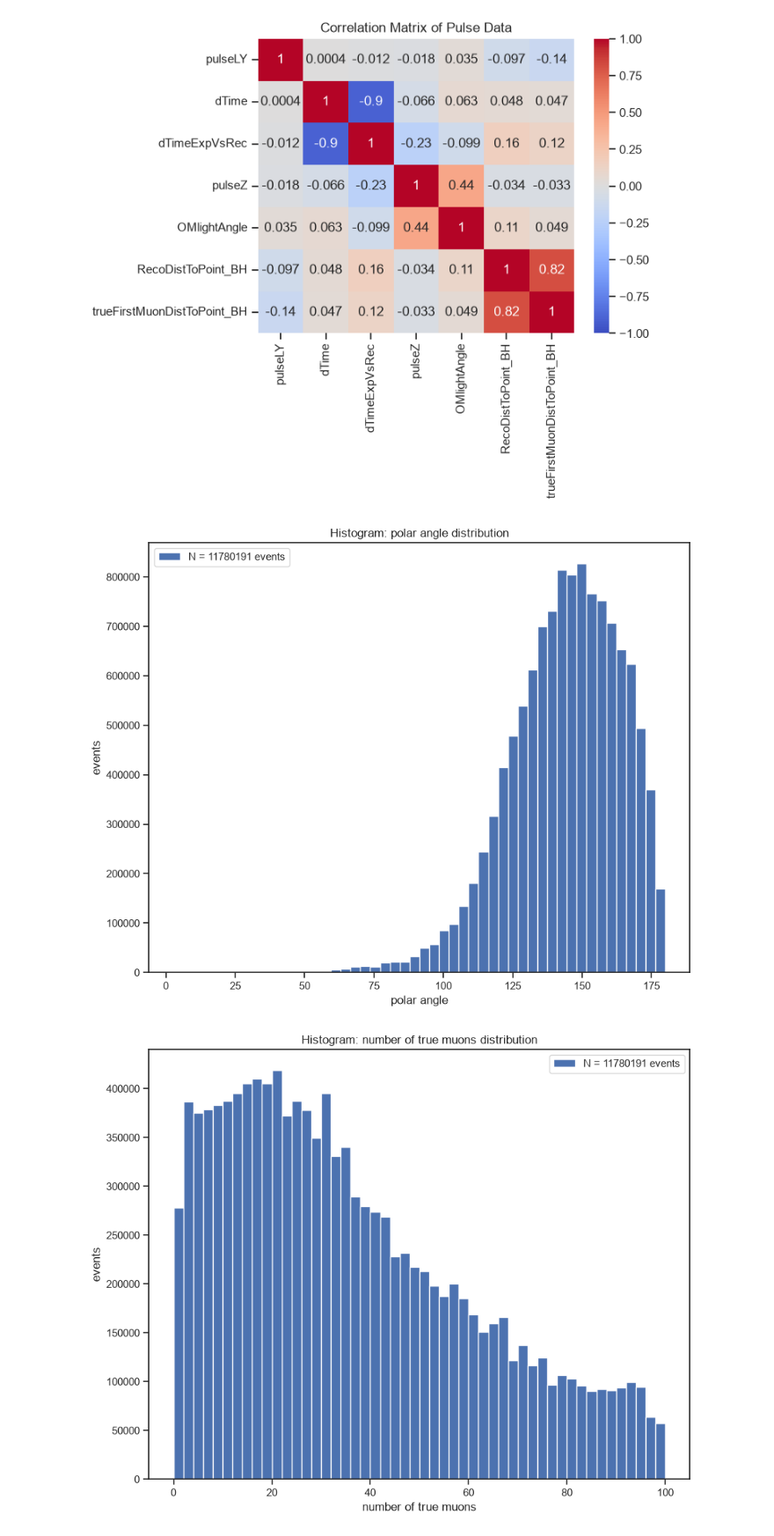
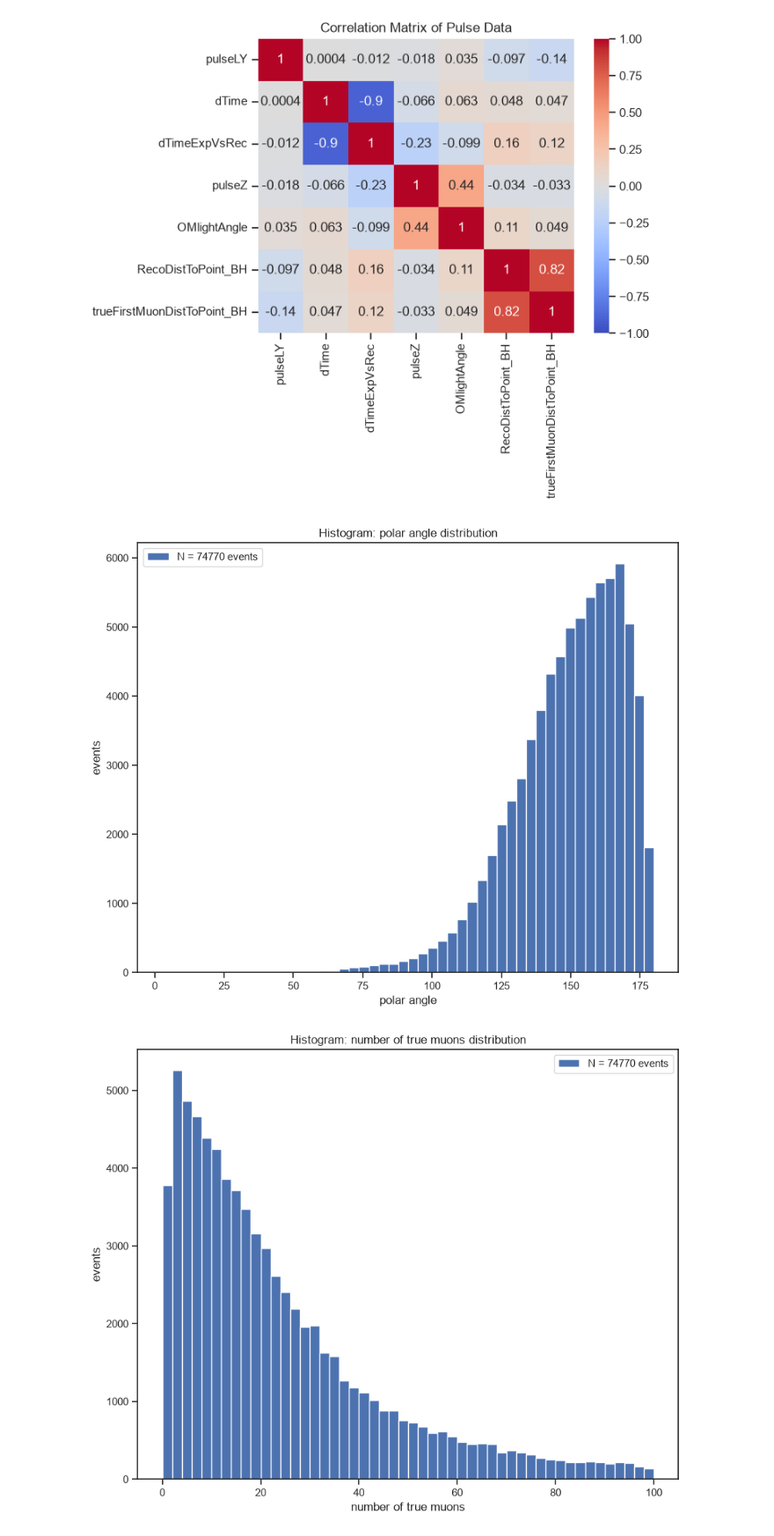
Before and after one commit to alsed160201/baikal_dist_calibr, a Jupyter notebook: notebooks/data_research.ipynb, the cells around one changed output. Shown at 88% size. Saved outputs shown, nothing was run; the diff lists cells and outputs as text; code cells hidden in the pictures.

Commit message:
cosmetic and new plots in data-research notebook

```diff
--- a/notebooks/data_research.ipynb
+++ b/notebooks/data_research.ipynb
@@ -13,10 +17,19 @@ import analysis_help as ah
 # %%
 # Открываем файл и указываем путь к дереву
-file_event = uproot.open("../output/data/mc_reco_event.root")
-tree_event = file_event["eRecoTree"]
+reco_event_file_name = "../output/data/mc_reco_event.root"
+reco_event_tree_name = "eRecoTree"
+reco_pulse_file_name = "../output/data/mc_reco_pulse.root"
+reco_pulse_tree_name = "pRecoTree"
 
-file_pulse = uproot.open("../output/data/mc_reco_pulse.root")
-tree_pulse = file_pulse["pRecoTree"]
+if os.path.isfile(reco_event_file_name):
+    file_event = uproot.open(reco_event_file_name)
+    tree_event = file_event[reco_event_tree_name]
+else:
+    print("Please upload root file!")
+
+if os.path.isfile(reco_pulse_file_name):
+    file_pulse = uproot.open(reco_pulse_file_name)
+    tree_pulse = file_pulse[reco_pulse_tree_name]
 
 # Читаем все ветки в Pandas DataFrame
 df_event = tree_event.arrays(library="pd")
@@ -154,8 +211,8 @@ df_merged.head()
 df_sig, df_bkg = df_merged[df_merged["nTrueMuons"] <= 5], df_merged[df_merged["nTrueMuons"] >20]
 # %%
 fig, ax = plt.subplots(figsize=(10, 8))
-n_events = len(df_merged)
-ax.hist(df_merged['RecoTheta'], bins=50, label=f'N = {n_events} events')
+n_events = len(df_event)
+ax.hist(df_event['RecoTheta'], bins=50, label=f'N = {n_events} events')
 
 ax.set_xlabel('polar angle')
 ax.set_ylabel('events')
@@ -163,16 +220,16 @@ ax.set_title('Histogram: polar angle distribution')
 ax.legend()
 plt.show()
 # %% [output]
-[figure, old version]
+[figure, new version]
 # %%
 fig, ax = plt.subplots(figsize=(10, 8))
-n_events = len(df_merged)
-ax.hist(df_merged['nTrueMuons'], bins=50, range = (0, 100), label=f'N = {n_events} events')
+n_events = len(df_event)
+ax.hist(df_event['nTrueMuons'], bins=50, range = (0, 100), label=f'N = {n_events} events')
 
 ax.set_xlabel('number of true muons')
 ax.set_ylabel('events')
 ax.set_title('Histogram: number of true muons distribution')
 ax.legend()
 plt.show()
 # %% [output]
-[figure, old version]
+[figure, new version]
```
Also changed, not shown: parts of 17 cells of this notebook.
